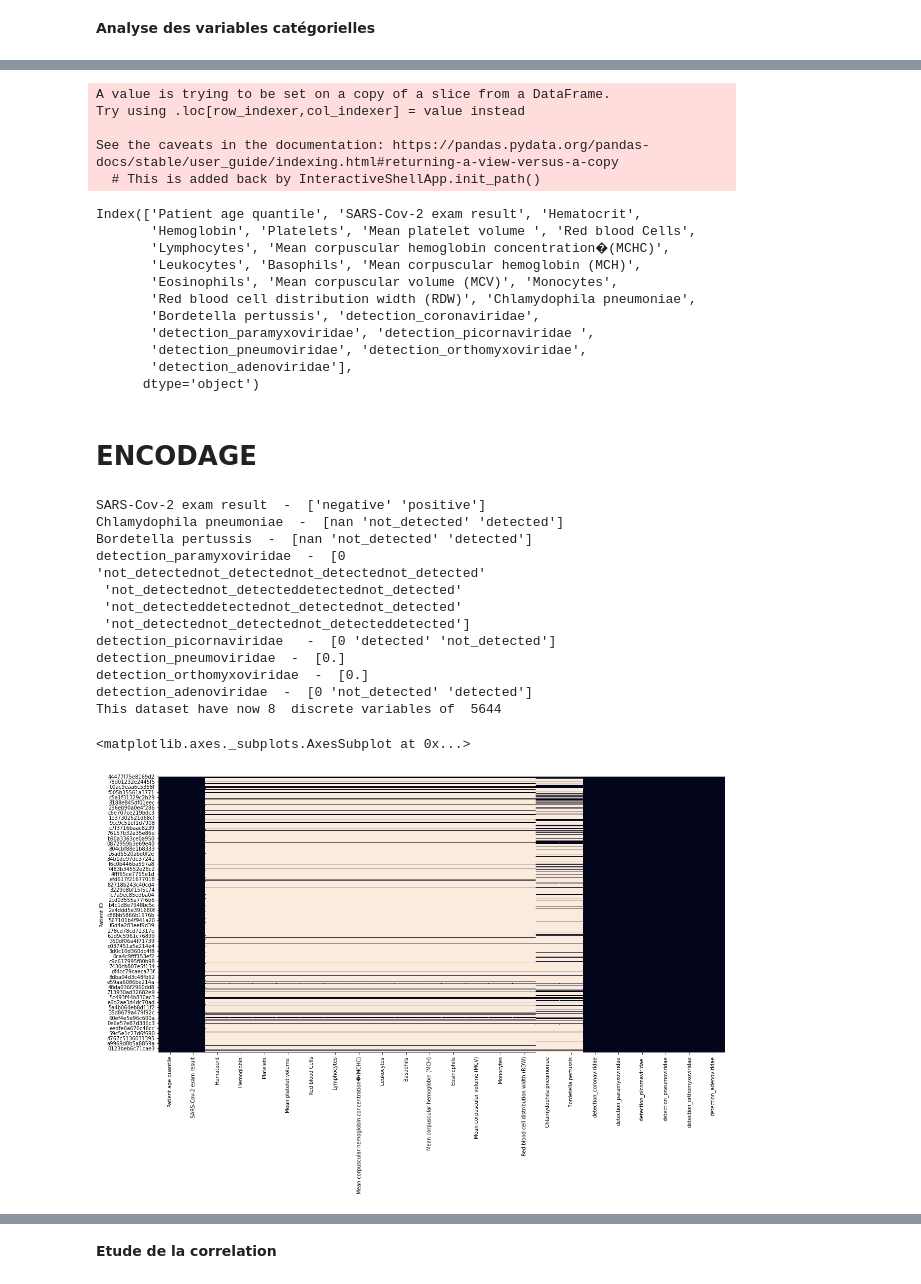
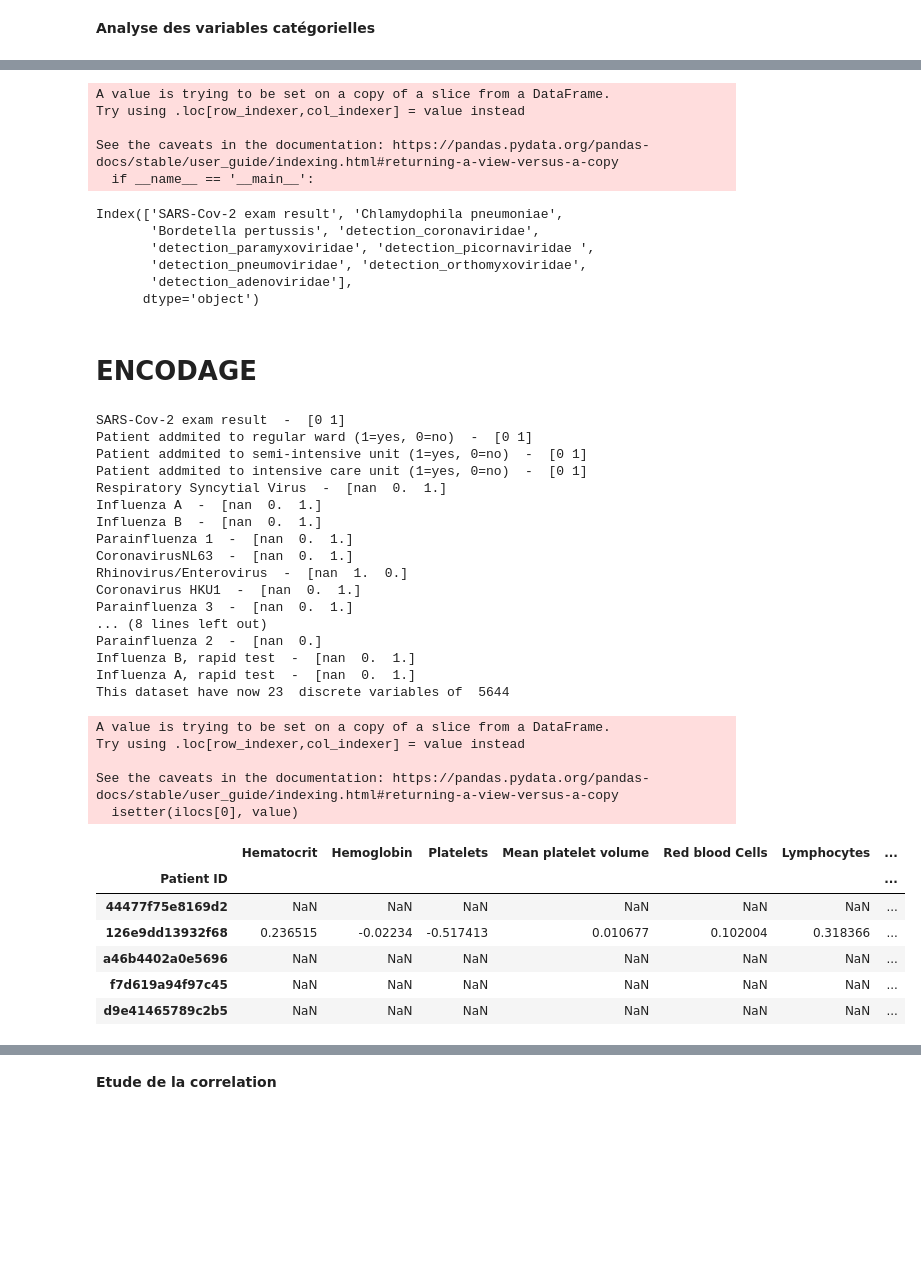
Before and after one commit to m3nkam/ml-covid19, a Jupyter notebook: pfe_2021.ipynb, the cells around one changed output, grey strips where cells are left out. Drawn from its saved outputs; the diff is of its cells as text; code cells hidden in the pictures; blank space fills up the shorter version.

```diff
--- a/pfe_2021.ipynb
+++ b/pfe_2021.ipynb
@@ -161,10 +174,10 @@ detection_adenoviridae
 # %%
 # Eliminons également les colonnes rapid test
 rapidtest_columns = ['Influenza A, rapid test', 'Influenza B, rapid test']
-df.drop(rapidtest_columns,1, inplace=True)
+cat_columns.drop(rapidtest_columns,1, inplace=True)
 #Eliminons les colonnes relatifs à l'admission du patient dans un service adéquant
-df.drop(['Patient addmited to regular ward (1=yes, 0=no)','Patient addmited to semi-intensive unit (1=yes, 0=no)','Patient addmited to intensive care unit (1=yes, 0=no)'], axis=1,inplace=True)
-df.columns
+#cat_columns.drop(['Patient addmited to regular ward (1=yes, 0=no)','Patient addmited to semi-intensive unit (1=yes, 0=no)','Patient addmited to intensive care unit (1=yes, 0=no)'], axis=1,inplace=True)
+cat_columns.columns
 # Drop target variable
 #df.drop('SARS-Cov-2 exam result', axis=1, inplace=True)
 # %% [output]
@@ -180,8 +202,6 @@ detection_orthomyxoviridae = ['Influenza A', 'Influenza B', 'Inf A H1N1 2009']
 detection_paramyxoviridae = ['Parainfluenza 2','Parainfluenza 3', 'Parainfluenza 4', 'Parainfluenza 1']
 detection_picornaviridae = ['Rhinovirus/Enterovirus']
 detection_pneumoviridae = ['Respiratory Syncytial Virus', 'Metapneumovirus']
-groups_list = [detection_adenoviridae, detection_coronaviridae, detection_orthomyxoviridae, detection_paramyxoviridae, detection_picornaviridae, detection_pneumoviridae]
-groups_cols = ['detection_adenoviridae', 'detection_coronaviridae', 'detection_orthomyxoviridae', 'detection_paramyxoviridae', 'detection_picornaviridae', 'detection_pneumoviridae']
 
 cat_columns['detection_coronaviridae'] = cat_columns[detection_coronaviridae].sum(axis=1)
 cat_columns = cat_columns.drop(detection_coronaviridae, axis=1)
@@ -206,13 +226,8 @@ A value is trying to be set on a copy of a slice from a DataFrame.
 Try using .loc[row_indexer,col_indexer] = value instead
 
 See the caveats in the documentation: https://pandas.pydata.org/pandas-docs/stable/user_guide/indexing.html#returning-a-view-versus-a-copy
-  # This is added back by InteractiveShellApp.init_path()
+  if __name__ == '__main__':
-Index(['Patient age quantile', 'SARS-Cov-2 exam result', 'Hematocrit',
-       'Hemoglobin', 'Platelets', 'Mean platelet volume ', 'Red blood Cells',
-       'Lymphocytes', 'Mean corpuscular hemoglobin concentration�(MCHC)',
-       'Leukocytes', 'Basophils', 'Mean corpuscular hemoglobin (MCH)',
-       'Eosinophils', 'Mean corpuscular volume (MCV)', 'Monocytes',
-       'Red blood cell distribution width (RDW)', 'Chlamydophila pneumoniae',
+Index(['SARS-Cov-2 exam result', 'Chlamydophila pneumoniae',
        'Bordetella pertussis', 'detection_coronaviridae',
        'detection_paramyxoviridae', 'detection_picornaviridae ',
        'detection_pneumoviridae', 'detection_orthomyxoviridae',
@@ -233,7 +248,7 @@ def encodage(df):
     return df
 # %%
 # Verify if new columns are statical features
-#df = encodage(df)
+df = encodage(df)
 cat_vars = list()
 for j in df.columns:
     if len(df[j].unique()) <= 5:
@@ -241,23 +256,37 @@ for j in df.columns:
         cat_vars.append(j)
 print('This dataset have now',len(cat_vars), ' discrete variables of ',len(df),'\n')
 # %% [output]
-SARS-Cov-2 exam result  -  ['negative' 'positive']
-Chlamydophila pneumoniae  -  [nan 'not_detected' 'detected']
-Bordetella pertussis  -  [nan 'not_detected' 'detected']
-detection_paramyxoviridae  -  [0 'not_detectednot_detectednot_detectednot_detected'
- 'not_detectednot_detecteddetectednot_detected'
- 'not_detecteddetectednot_detectednot_detected'
- 'not_detectednot_detectednot_detecteddetected']
-detection_picornaviridae   -  [0 'detected' 'not_detected']
-detection_pneumoviridae  -  [0.]
-detection_orthomyxoviridae  -  [0.]
-detection_adenoviridae  -  [0 'not_detected' 'detected']
-This dataset have now 8  discrete variables of  5644
+SARS-Cov-2 exam result  -  [0 1]
+Patient addmited to regular ward (1=yes, 0=no)  -  [0 1]
+Patient addmited to semi-intensive unit (1=yes, 0=no)  -  [0 1]
+Patient addmited to intensive care unit (1=yes, 0=no)  -  [0 1]
+Respiratory Syncytial Virus  -  [nan  0.  1.]
+Influenza A  -  [nan  0.  1.]
+Influenza B  -  [nan  0.  1.]
+Parainfluenza 1  -  [nan  0.  1.]
+CoronavirusNL63  -  [nan  0.  1.]
+Rhinovirus/Enterovirus  -  [nan  1.  0.]
+Coronavirus HKU1  -  [nan  0.  1.]
+Parainfluenza 3  -  [nan  0.  1.]
+... (8 lines left out)
+Parainfluenza 2  -  [nan  0.]
+Influenza B, rapid test  -  [nan  0.  1.]
+Influenza A, rapid test  -  [nan  0.  1.]
+This dataset have now 23  discrete variables of  5644
+A value is trying to be set on a copy of a slice from a DataFrame.
+Try using .loc[row_indexer,col_indexer] = value instead
+
+See the caveats in the documentation: https://pandas.pydata.org/pandas-docs/stable/user_guide/indexing.html#returning-a-view-versus-a-copy
+  isetter(ilocs[0], value)
-# %%
-#Visualisons toutes nos données dans une image
-plt.figure(figsize = (20,10))
-sns.heatmap(df.isna(),cbar=False)
-# %% [output]
-<matplotlib.axes._subplots.AxesSubplot at 0x...>
-[figure, removed]
+# %%
+handled_df =pd.concat([num_columns, cat_columns], axis=1)
+handled_df.head()
+# %% [output]
+|  | Hematocrit | Hemoglobin | Platelets | Mean platelet volume | Red blood Cells | Lymphocytes | ... |
+| Patient ID |  |  |  |  |  |  | ... |
+| 44477f75e8169d2 | NaN | NaN | NaN | NaN | NaN | NaN | ... |
+| 126e9dd13932f68 | 0.236515 | -0.02234 | -0.517413 | 0.010677 | 0.102004 | 0.318366 | ... |
+| a46b4402a0e5696 | NaN | NaN | NaN | NaN | NaN | NaN | ... |
+| f7d619a94f97c45 | NaN | NaN | NaN | NaN | NaN | NaN | ... |
+| d9e41465789c2b5 | NaN | NaN | NaN | NaN | NaN | NaN | ... |
 # %%
```
Also changed, not shown: parts of 20 cells of this notebook.
